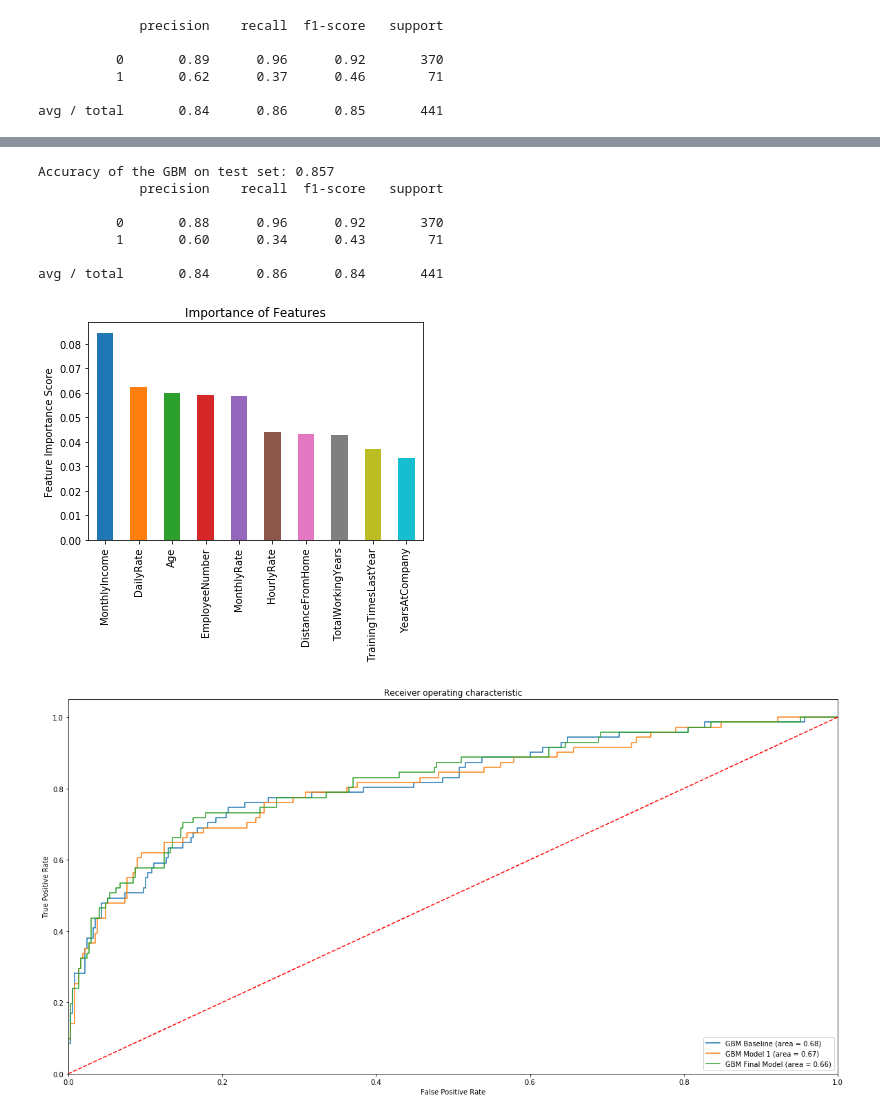
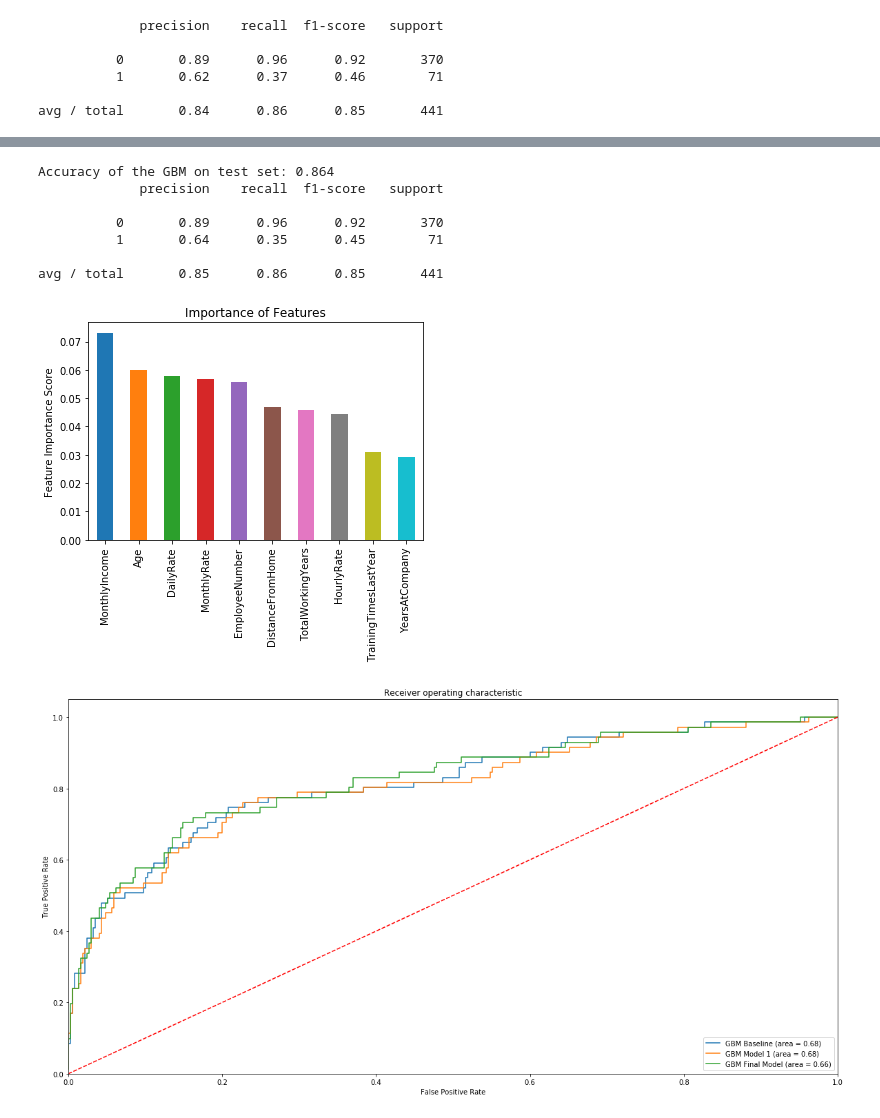
Before and after one commit to tonnykwon/naver-project, a Jupyter notebook: gbm_kwon.ipynb, the cells around one changed output, grey strips where cells are left out. Saved outputs shown, nothing was run; the diff lists cells and outputs as text; code cells hidden in the pictures.

```diff
--- a/gbm_kwon.ipynb
+++ b/gbm_kwon.ipynb
@@ -109,7 +109,7 @@ avg / total       0.84      0.86      0.85       441
 # Model Evaluation
 base_args = {'max_depth': 3, 'subsample': 1, 'random_state': 2,
             'min_samples_split': 2, 'min_samples_leaf':1, 'max_features':'sqrt'}
-model1 = GradientBoostingClassifier(learning_rate=0.05, n_estimators=750, **base_args)
+model1 = GradientBoostingClassifier(learning_rate=0.1, n_estimators=1500, **base_args)
 model1.fit(X_train,y_train)
 predictors=list(X_train)
 
@@ -134,6 +134,6 @@ avg / total       0.85      0.86      0.85       441
 # %%
 # Tuning parameters - min sample splits, min sample leaf
-base_args = {'learning_rate': 0.05, 'n_estimators': 750, 'max_depth': 3, 'subsample': 1, 'random_state': 2,
+base_args = {'learning_rate': 0.1, 'n_estimators': 1500, 'max_depth': 3, 'subsample': 1, 'random_state': 2,
             'max_features':'sqrt'}
 p_test = {'min_samples_split':[2,4,6,8,10,20,40,60,100], 'min_samples_leaf':[1,3,5,7,9]}
 
@@ -163,7 +163,7 @@ tuning.grid_scores_, tuning.best_params_, tuning.best_score_
 # Model Evaluation
 base_args = {'learning_rate': 0.05, 'n_estimators': 750, 'max_depth': 3, 'subsample': 1, 'random_state': 2,
             'max_features':'sqrt'}
-model2 = GradientBoostingClassifier(min_samples_leaf=1, min_samples_split=100, **base_args)
+model2 = GradientBoostingClassifier(min_samples_leaf=1, min_samples_split=2, **base_args)
 model2.fit(X_train,y_train)
 predictors=list(X_train)
 
@@ -177,14 +177,14 @@ print('Accuracy of the GBM on test set: {:.3f}'.format(model2.score(X_test, y_te
 pred=model2.predict(X_test)
 print(classification_report(y_test, pred))
 # %% [output]
-Accuracy of the GBM on test set: 0.857
+Accuracy of the GBM on test set: 0.864
              precision    recall  f1-score   support
 
-          0       0.88      0.96      0.92       370
-          1       0.60      0.34      0.43        71
+          0       0.89      0.96      0.92       370
+          1       0.64      0.35      0.45        71
 
-avg / total       0.84      0.86      0.84       441
+avg / total       0.85      0.86      0.85       441
-[figure, old version]
+[figure, new version]
 # %%
 # Comparison of ROC AUC
 from sklearn import metrics
@@ -198,41 +198,41 @@ base_model = GradientBoostingClassifier(learning_rate=0.1, **base_model_args)
 base_model.fit(X_train,y_train)
 
 # learning rate, estimators
-model1_args = {'learning_rate':0.05,'max_depth': 3, 'n_estimators': 750, 'subsample': 1, 'random_state': 5,
+model1_args = {'learning_rate':0.1,'max_depth': 3, 'n_estimators': 1500, 'subsample': 1, 'random_state': 5,
             'min_samples_split': 2, 'min_samples_leaf':1, 'max_features':'sqrt'}
 model1 = GradientBoostingClassifier(**model1_args)
 model1.fit(X_train,y_train)
 
 # sample split, leaf
-model2_args = {'learning_rate':0.05,'max_depth': 3, 'n_estimators': 750, 'subsample': 1, 'random_state': 5,
-            'min_samples_split': 100, 'min_samples_leaf':1, 'max_features':'sqrt'}
+model2_args = {'learning_rate':0.1,'max_depth': 3, 'n_estimators': 1500, 'subsample': 1, 'random_state': 5,
+            'min_samples_split': 2, 'min_samples_leaf':1, 'max_features':'sqrt'}
 model2=GradientBoostingClassifier(learning_rate=0.01, n_estimators=1500,max_depth=4, min_samples_split=40, min_samples_leaf=7,max_features=4 , subsample=0.95, random_state=10)
 model2.fit(X_train,y_train)
 
 #calculate values for ROC AUC plot
 #baseline model
 base_roc_auc = roc_auc_score(y_test, base_model.predict(X_test))
 fprB, tprB, thresholdsB = roc_curve(y_test, base_model.predict_proba(X_test)[:,1])
 #model 1
 model1_roc_auc = roc_auc_score(y_test, model1.predict(X_test))
 fpr1, tpr1, thresholds1 = roc_curve(y_test, model1.predict_proba(X_test)[:,1])
 #new tuned model
 model2_roc_auc = roc_auc_score(y_test, model2.predict(X_test))
 fprnew, tprnew, thresholds_new = roc_curve(y_test, model2.predict_proba(X_test)[:,1])
 
 plt.figure(figsize=(20,10))
 plt.plot(fprB, tprB, label='GBM Baseline (area = %0.2f)' % base_roc_auc)
 plt.plot(fpr1, tpr1, label='GBM Model 1 (area = %0.2f)' % model1_roc_auc)
 plt.plot(fprnew, tprnew, label='GBM Final Model (area = %0.2f)' % model2_roc_auc)
 
 plt.plot([0, 1], [0, 1],'r--')
 plt.xlim([0.0, 1.0])
 plt.ylim([0.0, 1.05])
 plt.xlabel('False Positive Rate')
 plt.ylabel('True Positive Rate')
 plt.title('Receiver operating characteristic')
 plt.legend(loc="lower right")
 # plt.savefig('Log_ROC')
 plt.show()
 # %% [output]
-[figure, old version]
+[figure, new version]
```
Also changed, not shown: parts of 2 cells of this notebook, 1 other file.
